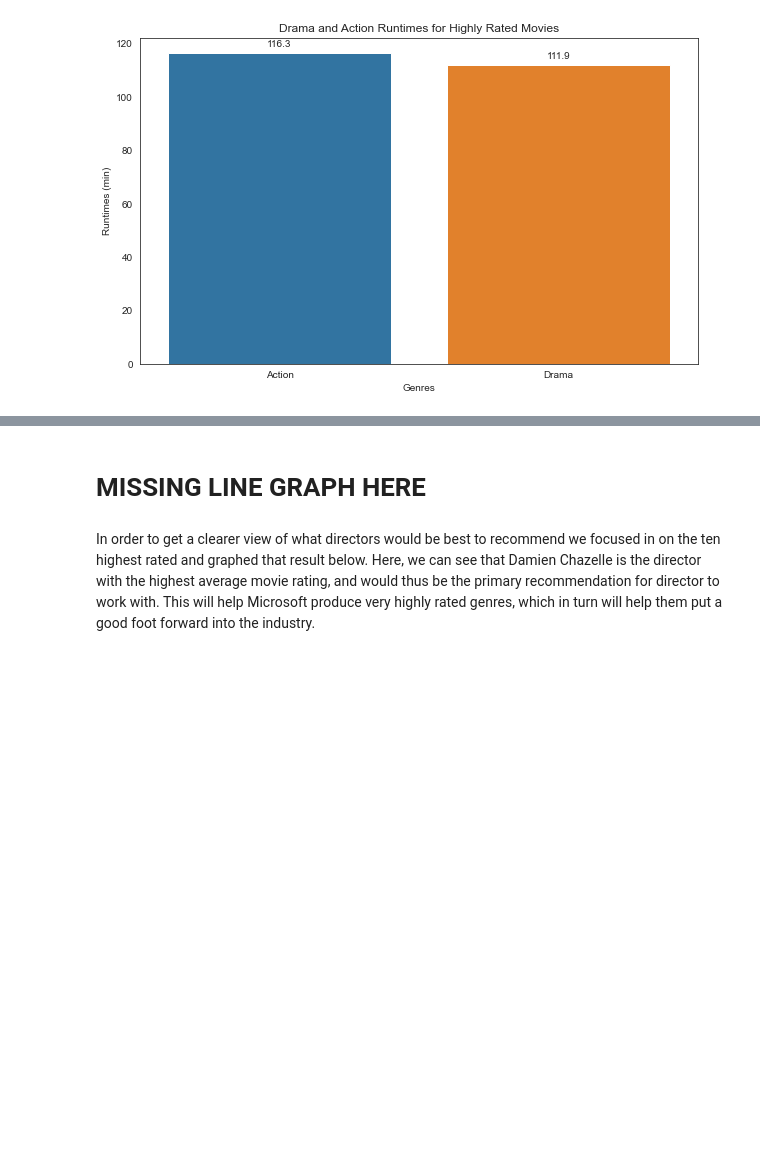
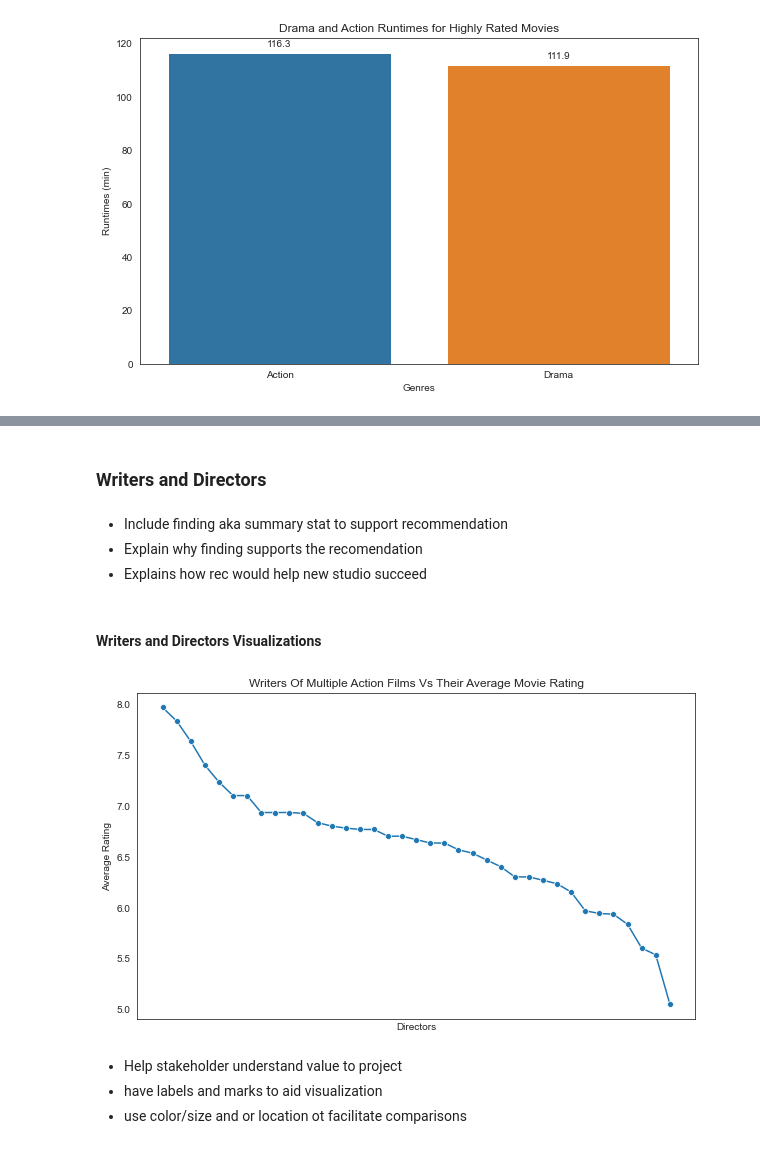
Before and after one commit to lperconti/Phase-One-Project---Lenore-Kelsey-Drew, a Jupyter notebook: microsoft_movie_reccomendations.ipynb, the cells around one changed output, grey strips where cells are left out. Drawn from its saved outputs; the diff is of its cells as text; code cells hidden in the pictures; blank space fills up the shorter version.

Commit message:
Added line graph and comments to code file

```diff
--- a/microsoft_movie_reccomendations.ipynb
+++ b/microsoft_movie_reccomendations.ipynb
@@ -116,7 +128,19 @@ Finally, we looked at directors that produce drama films in order to select the
-# %% [markdown]
-# MISSING LINE GRAPH HERE
-# %% [markdown]
-In order to get a clearer view of what directors would be best to recommend we focused in on the ten highest rated and graphed that result below. Here, we can see that Damien Chazelle is the director with the highest average movie rating, and would thus be the primary recommendation for director to work with. This will help Microsoft produce very highly rated genres, which in turn will help them put a good foot forward into the industry.
+# %% [markdown]
+### Writers and Directors
+# %% [markdown]
+- Include finding aka summary stat to support recommendation
+- Explain why finding supports the recomendation
+- Explains how rec would help new studio succeed
+# %% [markdown]
+#### Writers and Directors Visualizations
+# %%
+vis.directors_average_rating(imdb, imdb_name_basics_slim);
+# %% [output]
+[figure, added]
+# %% [markdown]
+- Help stakeholder understand value to project
+- have labels and marks to aid visualization
+- use color/size and or location ot facilitate comparisons
 # %%
 vis.top_10_directors_drama(imdb, imdb_name_basics_slim);
 # %% [output]
```
Also changed, not shown: parts of 27 cells of this notebook, 1 other file.
